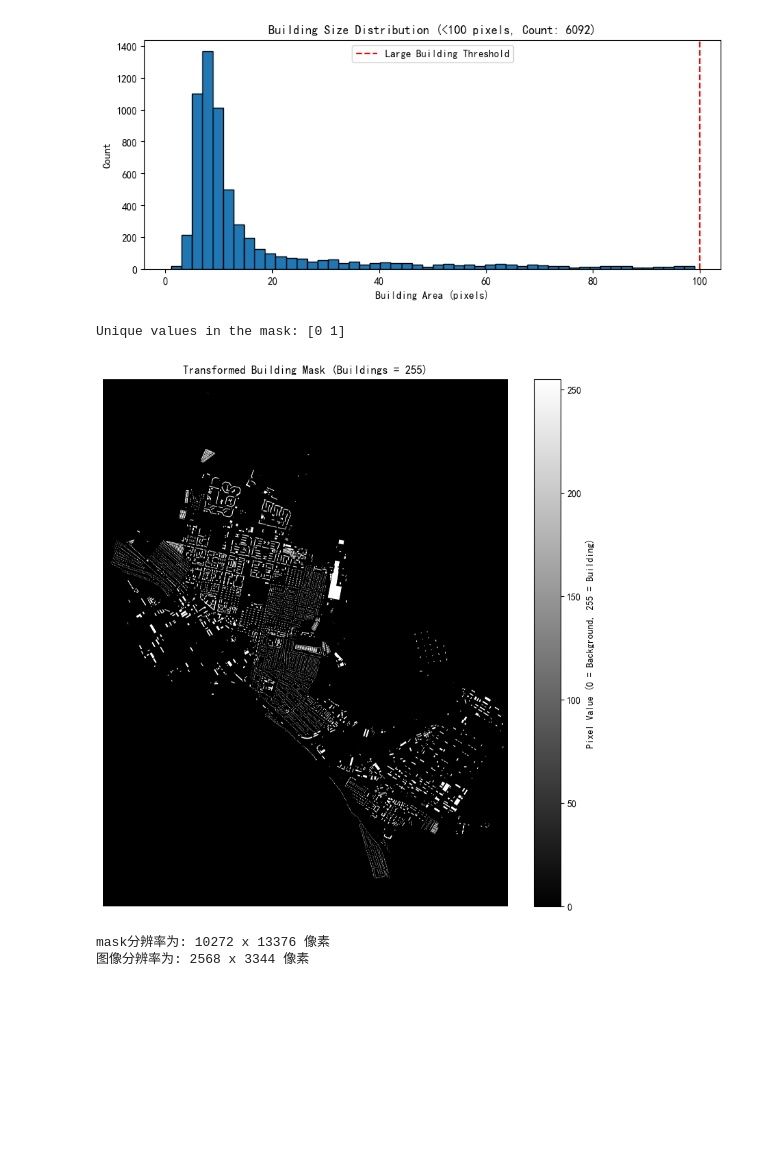
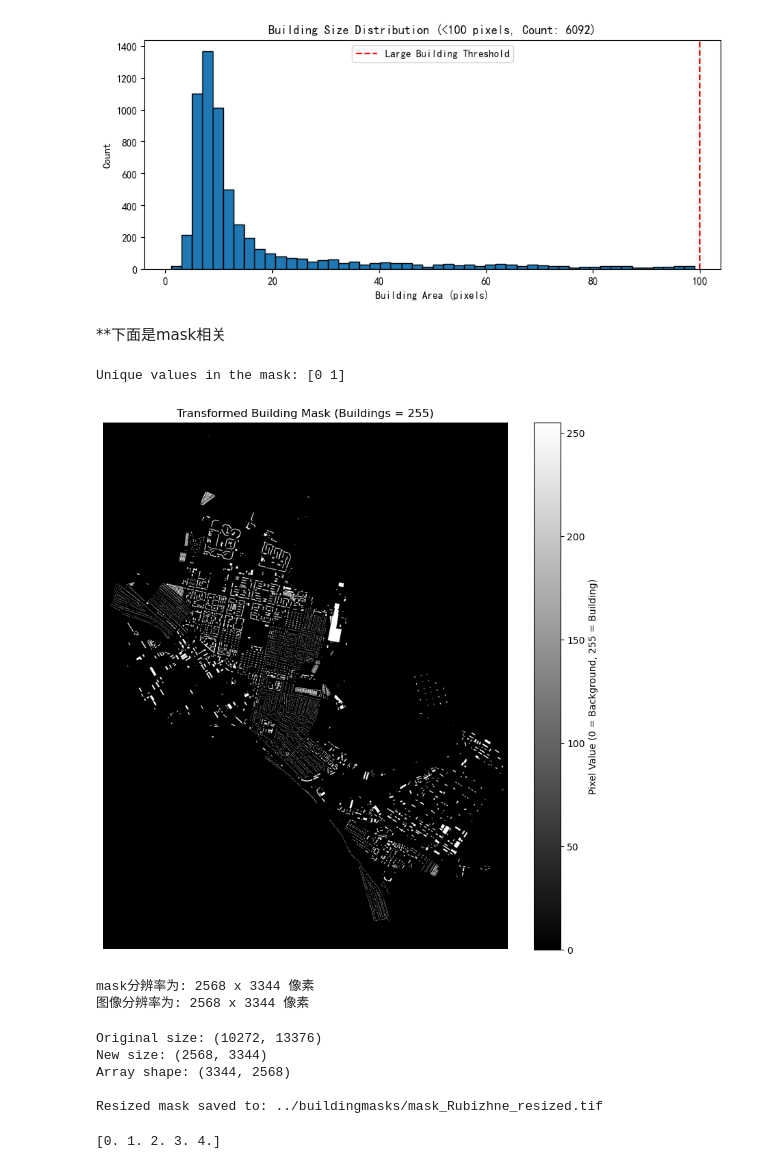
Before and after one commit to YoRsk/building_damage_assessment, a Jupyter notebook: training/utils/analyze_buildings.ipynb, the cells around one changed output. Saved outputs shown, nothing was run; the diff lists cells and outputs as text; code cells hidden in the pictures; blank space fills up the shorter version.

```diff
--- a/training/utils/analyze_buildings.ipynb
+++ b/training/utils/analyze_buildings.ipynb
@@ -530,6 +530,8 @@ Average Area of All Buildings: 32.68 pixels
 Minimum Building Area: 1 pixels
 Maximum Building Area: 11271 pixels
 [figure]
+# %% [markdown]
+**下面是mask相关
 # %%
 import numpy as np
 import matplotlib.pyplot as plt
@@ -547,50 +549,102 @@ def visualize_building_mask(mask_path):
         mask = np.array(Image.open(mask_path))
 
         # Print unique values in the mask
         unique_values = np.unique(mask)
         print(f"Unique values in the mask: {unique_values}")
 
         # Check if the mask is grayscale or multi-channel
         if mask.ndim > 2:
             print("Detected multi-channel image, converting to single channel...")
             mask = mask[:, :, 0]  # Use the first channel
 
         # Transform building mask values from 1 to 255
         transformed_mask = np.where(mask == 1, 255, 0).astype(np.uint8)
 
         # Visualize the transformed mask
         plt.figure(figsize=(10, 10))
         plt.imshow(transformed_mask, cmap="gray")
         plt.title("Transformed Building Mask (Buildings = 255)")
         plt.axis("off")
         plt.colorbar(label="Pixel Value (0 = Background, 255 = Building)")
         plt.show()
 
     except Exception as e:
         print(f"Error while visualizing building mask: {e}")
 
 # Example usage
 # Replace with your actual mask file path
-mask_path = "../buildingmasks/mask_Rubizhne.tif"
+mask_path = "../buildingmasks/mask_Rubizhne_resized.tif"
 visualize_building_mask(mask_path)
 # %% [output]
 Unique values in the mask: [0 1]
-[figure, old version]
+[figure, new version]
 # %%
 from PIL import Image
+import numpy as np
 
 # 读取图像
-image = Image.open('../buildingmasks/mask_Rubizhne.tif')
-
+image = Image.open('../buildingmasks/mask_Rubizhne_resized.tif')
 # 获取分辨率
 width, height = image.size
 print(f'mask分辨率为: {width} x {height} 像素')
 # 读取图像
-image = Image.open('../images/20210709_073742_79_2431_3B_Visual_clip.tif')
+image = Image.open('../images/Pre/20210709_073742_79_2431_3B_Visual_clip.tif')
 
 # 获取分辨率
 width, height = image.size
 print(f'图像分辨率为: {width} x {height} 像素')
 # %% [output]
-mask分辨率为: 10272 x 13376 像素
+mask分辨率为: 2568 x 3344 像素
 图像分辨率为: 2568 x 3344 像素
+# %%
+import numpy as np
+
+def resize_mask(input_path, output_path, target_size):
+    """
+    Resize a mask image to target size and save it
+
+    Args:
+        input_path: Path to input mask file
+        output_path: Path to save resized mask
+        target_size: Tuple of (width, height)
+    """
+    # Load the mask
+    mask_image = Image.open(input_path)
+
+    # Resize using nearest neighbor interpolation to preserve mask values
+    resized_mask = mask_image.resize(target_size, Image.NEAREST)
+
+    # Convert to numpy array to verify
+    mask_array = np.array(resized_mask)
+
+    # Print shape information
+    print(f"Original size: {mask_image.size}")
+    print(f"New size: {resized_mask.size}")
+    print(f"Array shape: {mask_array.shape}")
+
+    # Save the resized mask
+    resized_mask.save(output_path)
+    print(f"\nResized mask saved to: {output_path}")
+
+# Specify paths and target size
+input_mask_path = "../buildingmasks/mask_Rubizhne.tif"
+output_mask_path = "../buildingmasks/mask_Rubizhne_resized.tif"
+target_size = (2568, 3344)  # (width, height)
+
+# Execute the resize
+resize_mask(input_mask_path, output_mask_path, target_size)
+# %% [output]
+Original size: (10272, 13376)
+New size: (2568, 3344)
+Array shape: (3344, 2568)
+
+Resized mask saved to: ../buildingmasks/mask_Rubizhne_resized.tif
+# %%
+from PIL import Image
+import numpy as np
+input_mask_path = "../buildingmasks/mask_Rubizhne_damagelevel_43to2.tif"
+mask = np.array(Image.open(input_mask_path))
+
+print(np.unique(mask))
+# %% [output]
+[0. 1. 2. 3. 4.]
```
Also changed, not shown: parts of 1 cell of this notebook, 4 other files.
